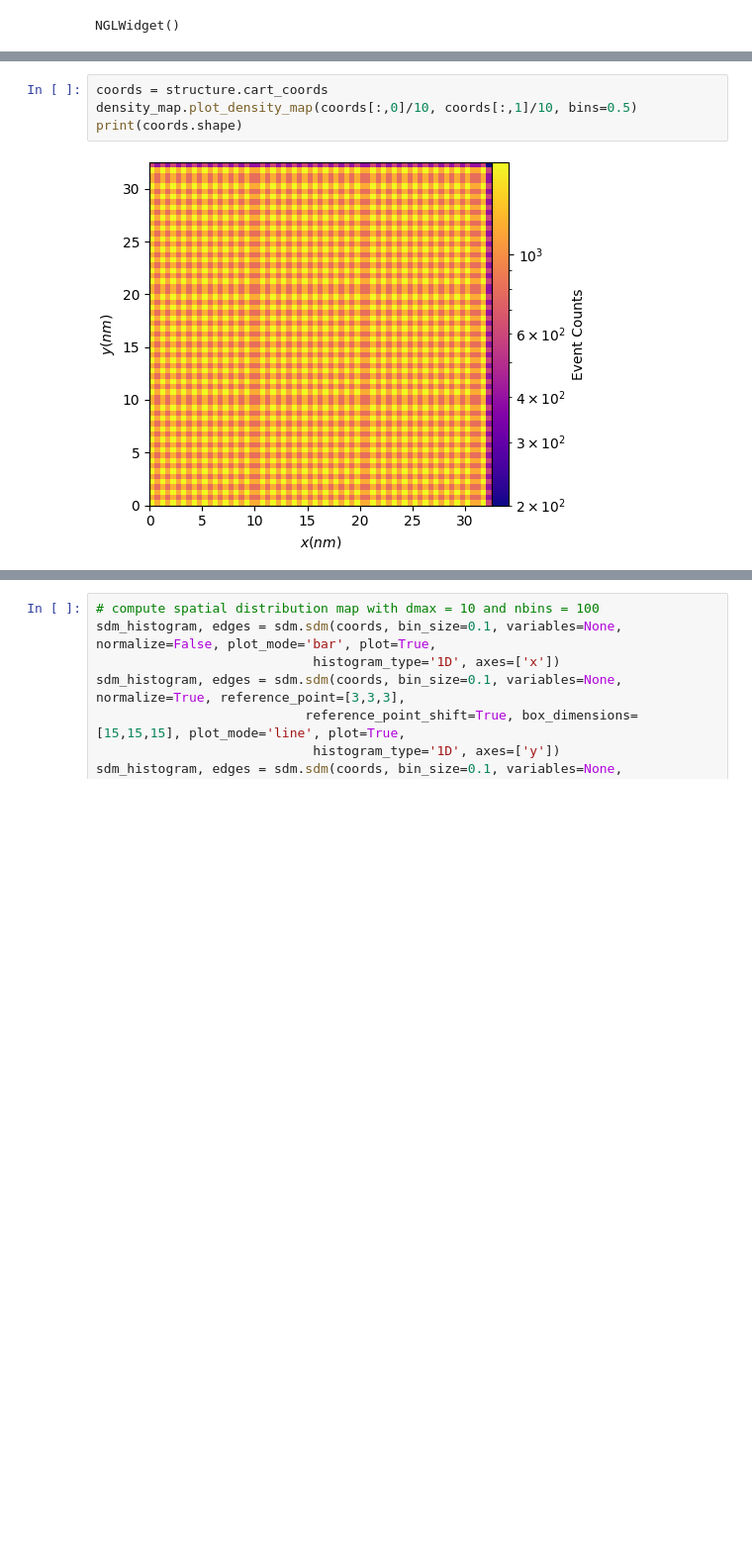
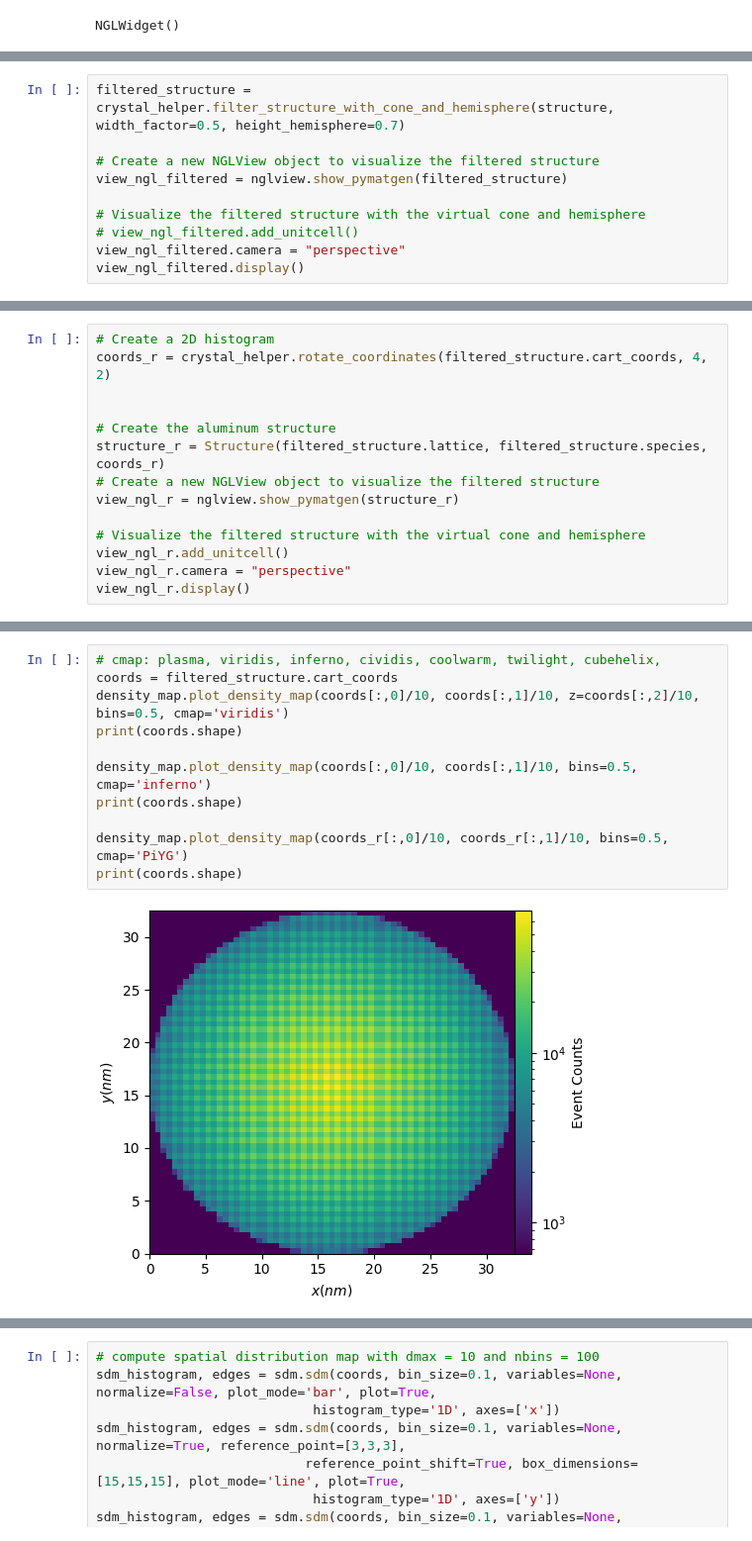
Before and after one commit to mmonajem/pyoxcart, a Jupyter notebook: pyccapt/calibration/tutorials/jupyter_files/sdm_tdf_fft.ipynb, the cells around one changed output, grey strips where cells are left out. Shown at 99% size. Cells and saved outputs as stored; diff of their text form; blank space fills up the shorter version.

Commit message:
crystal helper

```diff
--- a/pyccapt/calibration/tutorials/jupyter_files/sdm_tdf_fft.ipynb
+++ b/pyccapt/calibration/tutorials/jupyter_files/sdm_tdf_fft.ipynb
@@ -242,3 +314,13 @@ print(f"a = {a_nm:.3f} nm, b = {b_nm:.3f} nm, c = {c_nm:.3f} nm")
 Number of atoms in the structure: 5120000
 Dimensions of the 80x80xsupper_cell2 supercell in nanometers:
 a = 32.311 nm, b = 32.311 nm, c = 80.779 nm
+# %%
+filtered_structure = crystal_helper.filter_structure_with_cone_and_hemisphere(structure, width_factor=0.5, height_hemisphere=0.7)
+
+# Create a new NGLView object to visualize the filtered structure
+view_ngl_filtered = nglview.show_pymatgen(filtered_structure)
+
+# Visualize the filtered structure with the virtual cone and hemisphere
+# view_ngl_filtered.add_unitcell()
+view_ngl_filtered.camera = "perspective"
+view_ngl_filtered.display()
@@ -244,0 +329,14 @@ a = 32.311 nm, b = 32.311 nm, c = 80.779 nm
+# %%
+# Create a 2D histogram
+coords_r = crystal_helper.rotate_coordinates(filtered_structure.cart_coords, 4, 2)
+
+
+# Create the aluminum structure
+structure_r = Structure(filtered_structure.lattice, filtered_structure.species, coords_r)
+# Create a new NGLView object to visualize the filtered structure
+view_ngl_r = nglview.show_pymatgen(structure_r)
+
+# Visualize the filtered structure with the virtual cone and hemisphere
+view_ngl_r.add_unitcell()
+view_ngl_r.camera = "perspective"
+view_ngl_r.display()
@@ -245,6 +345,13 @@ a = 32.311 nm, b = 32.311 nm, c = 80.779 nm
 # %%
-coords = structure.cart_coords
-density_map.plot_density_map(coords[:,0]/10, coords[:,1]/10, bins=0.5)
+# cmap: plasma, viridis, inferno, cividis, coolwarm, twilight, cubehelix,
+coords = filtered_structure.cart_coords
+density_map.plot_density_map(coords[:,0]/10, coords[:,1]/10, z=coords[:,2]/10, bins=0.5, cmap='viridis')
 print(coords.shape)
+
+density_map.plot_density_map(coords[:,0]/10, coords[:,1]/10, bins=0.5, cmap='inferno')
+print(coords.shape)
+
+density_map.plot_density_map(coords_r[:,0]/10, coords_r[:,1]/10, bins=0.5, cmap='PiYG')
+print(coords.shape)
 # %% [output]
-[figure, old version]
+[figure, new version]
```
Also changed, not shown: parts of 11 cells of this notebook, 2 other files.
